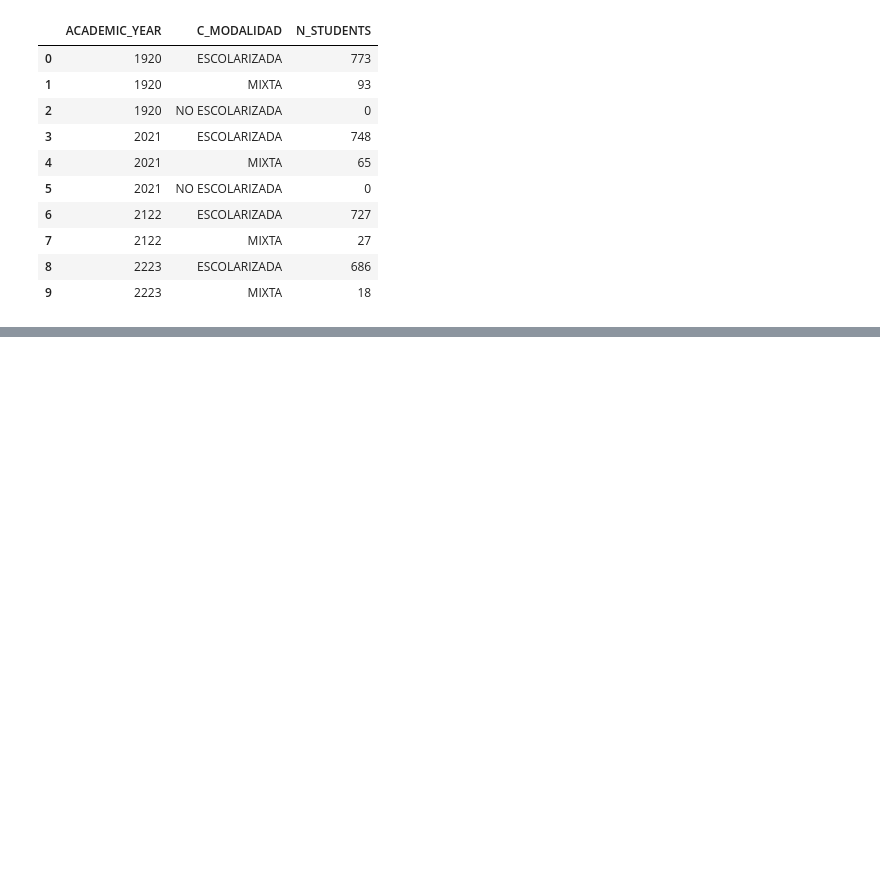
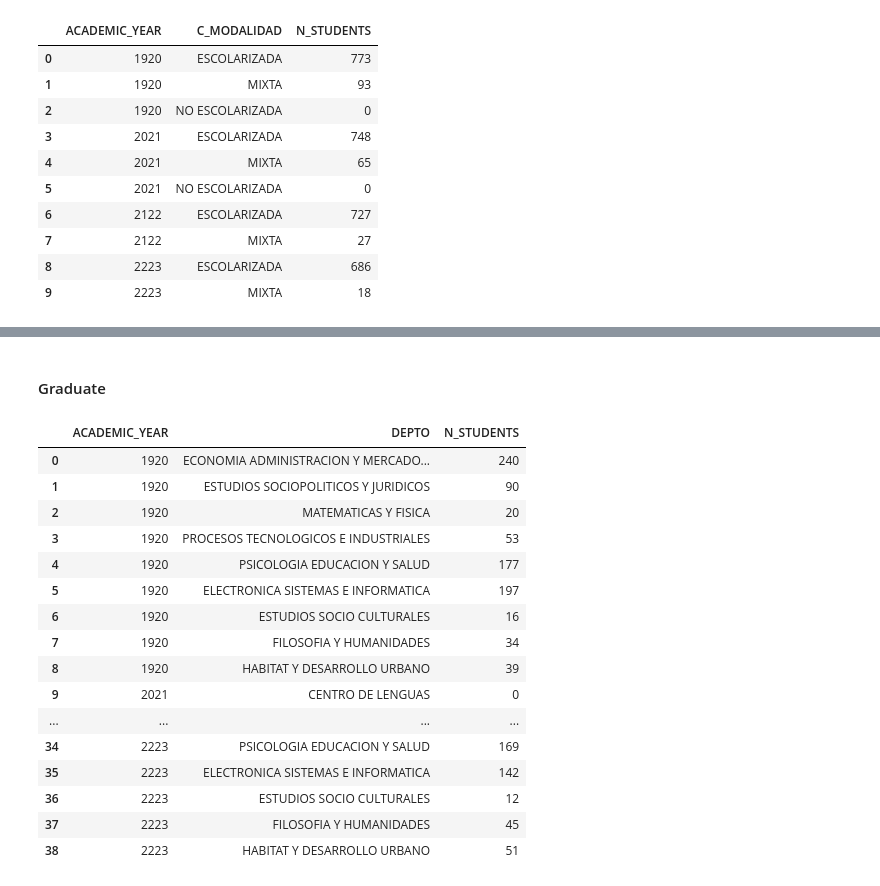
Before and after one commit to lvcruzh/data_challenge_ey, a Jupyter notebook: data_challenge.ipynb, the cells around one changed output, grey strips where cells are left out. Cells and saved outputs as stored; diff of their text form; code cells hidden in the pictures; blank space fills up the shorter version.

```diff
--- a/data_challenge.ipynb
+++ b/data_challenge.ipynb
@@ -344,0 +392,26 @@ n_grad_students
+# %% [markdown]
+#### Graduate
+# %%
+# Number of students by faculty
+grad_nstud_by_depto = graduate_profile.groupby(['ACADEMIC_YEAR', 'NOMBRECT']).agg({'V142': 'sum'}).reset_index()
+grad_nstud_by_depto['NOMBRECT'] = grad_nstud_by_depto['NOMBRECT'].str.replace('DEPARTAMENTO DE ', '').str.replace('DEPTO DE ', '')
+grad_nstud_by_depto.rename(columns={'NOMBRECT': 'DEPTO', 'V142': 'N_STUDENTS'}, inplace=True)
+grad_nstud_by_depto
+# %% [output]
+|  | ACADEMIC_YEAR | DEPTO | N_STUDENTS |
+| 0 | 1920 | ECONOMIA ADMINISTRACION Y MERCADO... | 240 |
+| 1 | 1920 | ESTUDIOS SOCIOPOLITICOS Y JURIDICOS | 90 |
+| 2 | 1920 | MATEMATICAS Y FISICA | 20 |
+| 3 | 1920 | PROCESOS TECNOLOGICOS E INDUSTRIALES | 53 |
+| 4 | 1920 | PSICOLOGIA EDUCACION Y SALUD | 177 |
+| 5 | 1920 | ELECTRONICA SISTEMAS E INFORMATICA | 197 |
+| 6 | 1920 | ESTUDIOS SOCIO CULTURALES | 16 |
+| 7 | 1920 | FILOSOFIA Y HUMANIDADES | 34 |
+| 8 | 1920 | HABITAT Y DESARROLLO URBANO | 39 |
+| 9 | 2021 | CENTRO DE LENGUAS | 0 |
+| ... | ... | ... | ... |
+| 34 | 2223 | PSICOLOGIA EDUCACION Y SALUD | 169 |
+| 35 | 2223 | ELECTRONICA SISTEMAS E INFORMATICA | 142 |
+| 36 | 2223 | ESTUDIOS SOCIO CULTURALES | 12 |
+| 37 | 2223 | FILOSOFIA Y HUMANIDADES | 45 |
+| 38 | 2223 | HABITAT Y DESARROLLO URBANO | 51 |
```
Also changed, not shown: parts of 5 cells of this notebook.
